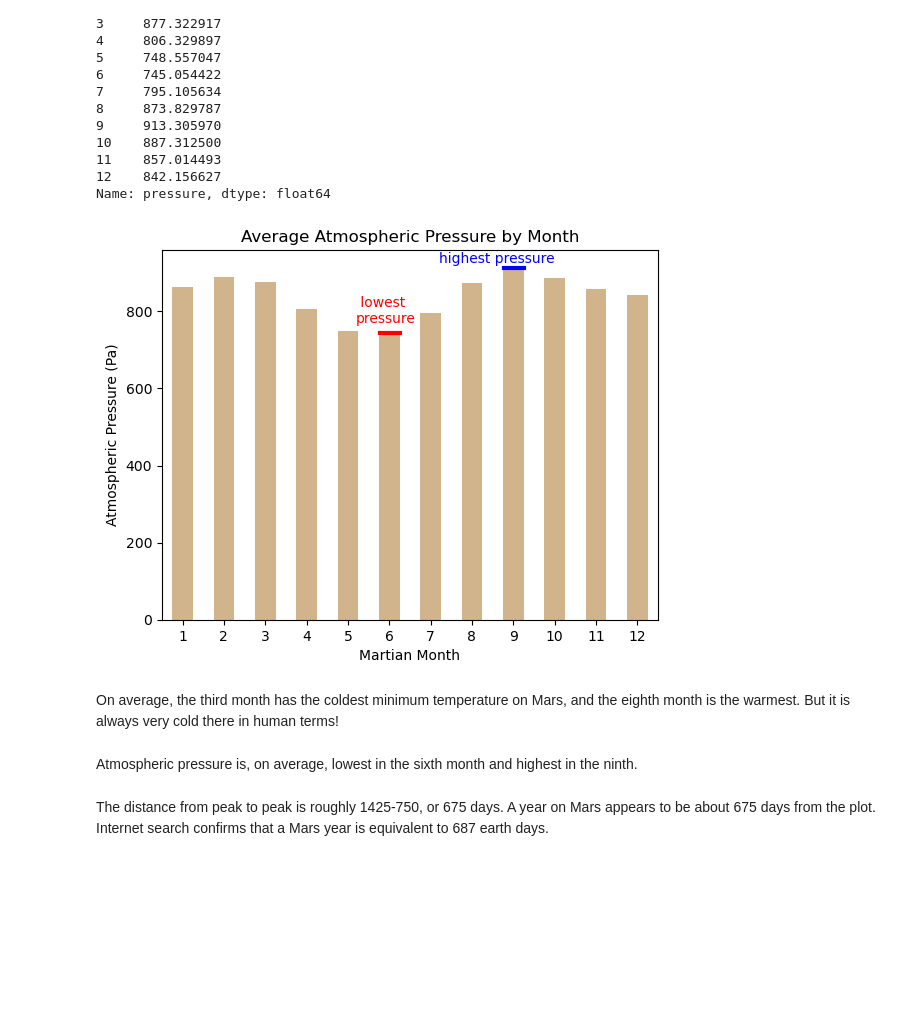
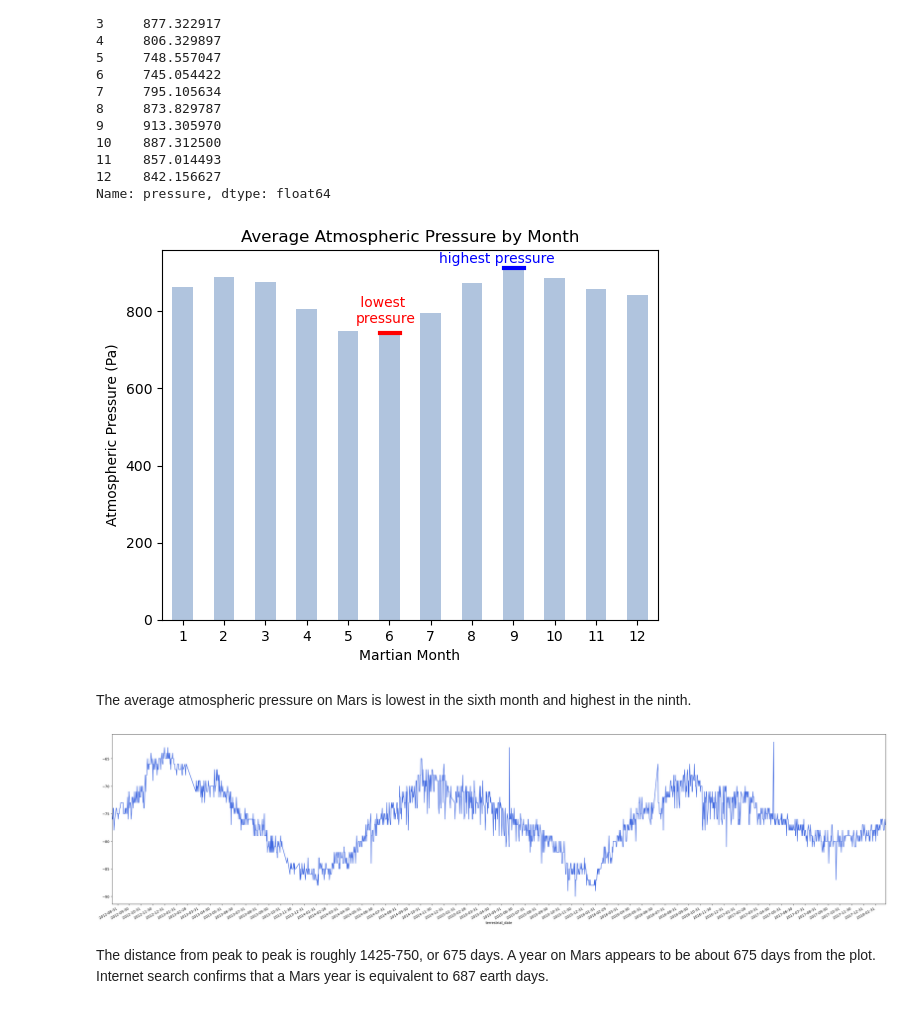
Before and after one commit to andcetera/web-scraping-challenge, a Jupyter notebook: part_2_mars_weather.ipynb, the cells around one changed output. Cells and saved outputs as stored; diff of their text form; code cells hidden in the pictures; blank space fills up the shorter version.

Commit message:
working on visualizations, dataset results are strange

```diff
--- a/part_2_mars_weather.ipynb
+++ b/part_2_mars_weather.ipynb
@@ -209,17 +214,17 @@ month
 Name: pressure, dtype: float64
 # %%
 # Plot the average pressure by month
-ave_pssr.plot(kind='bar', color='tan')
+ave_pssr.plot(kind='bar', color='lightsteelblue')
 plt.title('Average Atmospheric Pressure by Month')
 plt.xlabel('Martian Month')
 plt.ylabel('Atmospheric Pressure (Pa)')
 plt.xticks(rotation='horizontal')
 
 plt.axhline(ave_pssr.min(), color='r', linewidth=3, xmin=0.44, xmax=0.48)
 plt.text(4.2, 770, ' lowest\npressure', color='r')
 plt.axhline(ave_pssr.max(), color='b', linewidth=3, xmin=0.69, xmax=0.73)
 plt.text(6.2, 925, 'highest pressure', color='b')
 plt.savefig('Resources/ave_pssr.png')
 plt.show()
 # %% [output]
-[figure, old version]
+[figure, new version]
@@ -232,7 +231,16 @@ plt.show()
-# %% [markdown]
-On average, the third month has the coldest minimum temperature on Mars, and the eighth month is the warmest. But it is always very cold there in human terms!
 # %% [markdown]
-Atmospheric pressure is, on average, lowest in the sixth month and highest in the ninth.
+The average atmospheric pressure on Mars is lowest in the sixth month and highest in the ninth.
+# %%
+# 5. How many terrestrial (earth) days are there in a Martian year?
+# Visually estimate the result by plotting the daily minimum temperature.
+temps = mars_data.set_index('terrestrial_date')['min_temp']
+temps.plot(kind='line', figsize=(40,10), color='royalblue')
+#ax.set_xticks(ax.get_xticks()[::100])
+plt.xticks((pd.date_range(min(mars_data['terrestrial_date']), max(mars_data['terrestrial_date']), freq='M')))
+plt.xlim(min(mars_data['terrestrial_date']), max(mars_data['terrestrial_date']))
+plt.show()
+# %% [output]
+[figure, added]
 # %% [markdown]
 The distance from peak to peak is roughly 1425-750, or 675 days. A year on Mars appears to be about 675 days from the plot. Internet search confirms that a Mars year is equivalent to 687 earth days.
 # %% [markdown]
```
Also changed, not shown: parts of 6 cells of this notebook, 2 other files.
